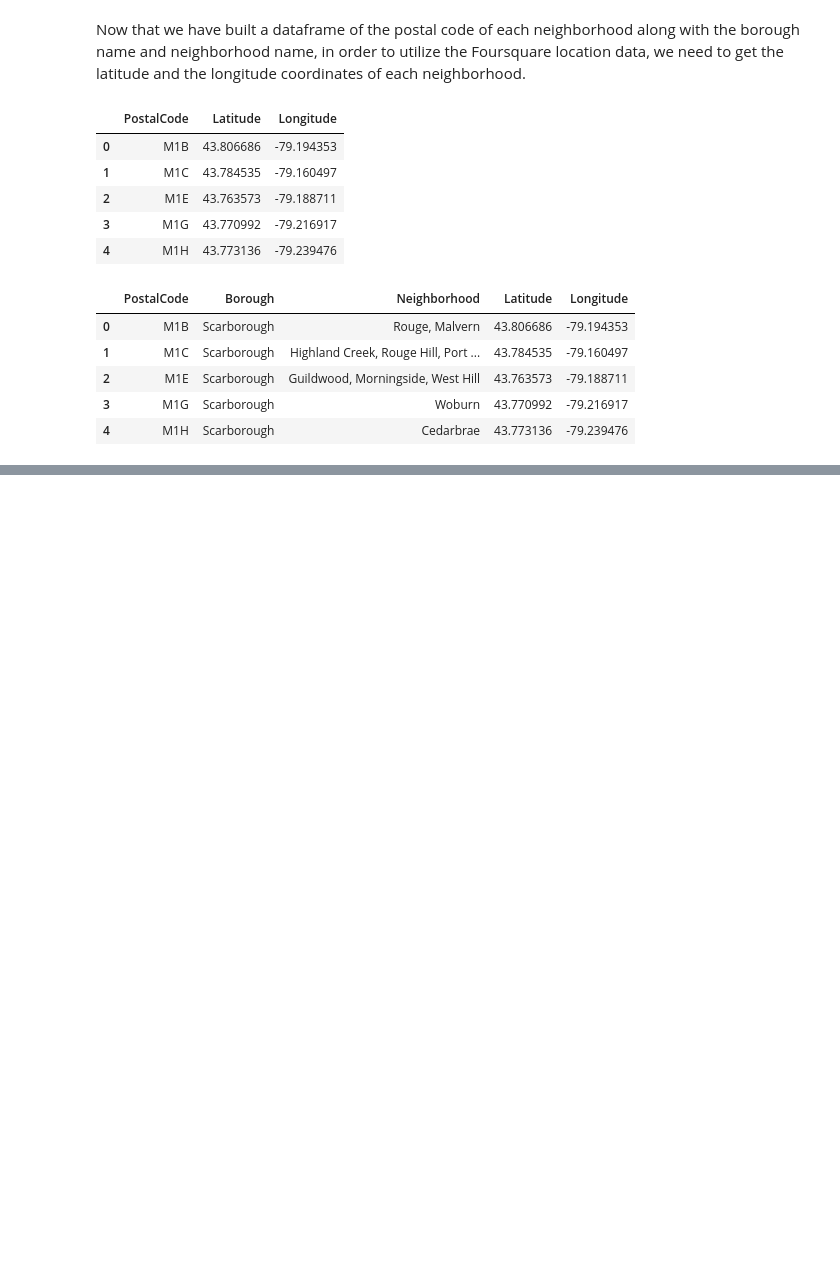
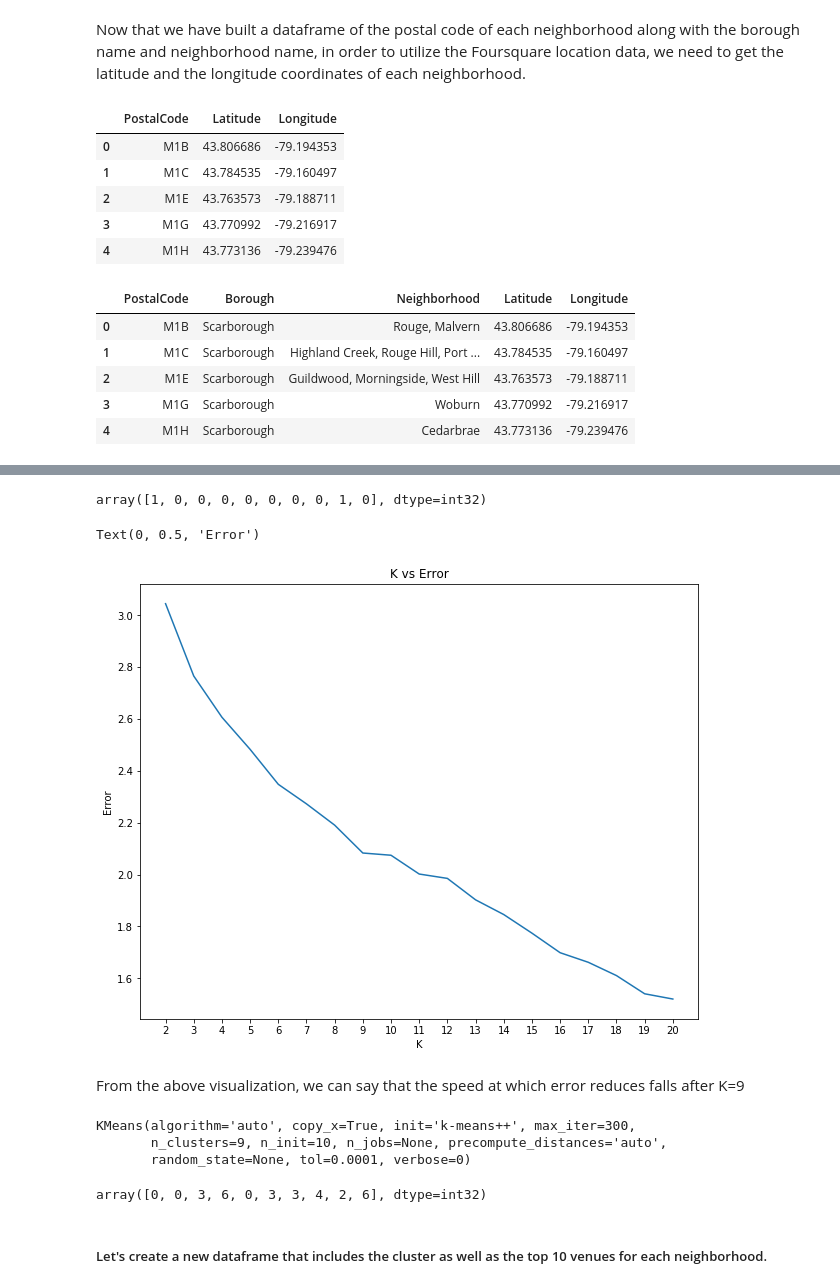
Before and after one commit to Haris-Ignatiadis/IBM-Data-Science-Capstone, a Jupyter notebook: Toronto Neighborhood Analysis.ipynb, the cells around one changed output, grey strips where cells are left out. Saved outputs shown, nothing was run; the diff lists cells and outputs as text; code cells hidden in the pictures; blank space fills up the shorter version.

Commit message:
clustering completed

```diff
--- a/Toronto Neighborhood Analysis.ipynb
+++ b/Toronto Neighborhood Analysis.ipynb
@@ -191,0 +534,3 @@ toronto_df.head()
+# %%
+X = category_onehot.drop(['Neighborhood'], axis=1)
+X.head()
@@ -191,0 +545,38 @@ toronto_df.head()
+# %%
+kmeans.fit(X)
+kmeans.labels_[0:10]
+# %% [output]
+array([1, 0, 0, 0, 0, 0, 0, 0, 1, 0], dtype=int32)
+# %%
+def get_inertia(n_clusters):
+    km = KMeans(n_clusters=n_clusters, init='k-means++', max_iter=15, random_state=8)
+    km.fit(X)
+    return km.inertia_
+# %%
+scores = [get_inertia(x) for x in range(2, 21)]
+# %%
+plt.figure(figsize=[10, 8])
+sns.lineplot(x=range(2, 21), y=scores)
+plt.title("K vs Error")
+plt.xticks(range(2, 21))
+plt.xlabel("K")
+plt.ylabel("Error")
+# %% [output]
+Text(0, 0.5, 'Error')
+[figure, added]
+# %% [markdown]
+From the above visualization, we can say that the speed at which error reduces falls after K=9
+# %%
+# train final model with k=9
+kmeans = KMeans(n_clusters=9)
+kmeans.fit(X)
+# %% [output]
+KMeans(algorithm='auto', copy_x=True, init='k-means++', max_iter=300,
+       n_clusters=9, n_init=10, n_jobs=None, precompute_distances='auto',
+       random_state=None, tol=0.0001, verbose=0)
+# %%
+kmeans.labels_[:10]
+# %% [output]
+array([0, 0, 3, 6, 0, 3, 3, 4, 2, 6], dtype=int32)
+# %% [markdown]
+##### Let's create a new dataframe that includes the cluster as well as the top 10 venues for each neighborhood.
```
Also changed, not shown: parts of 80 cells of this notebook, 2 other files.
